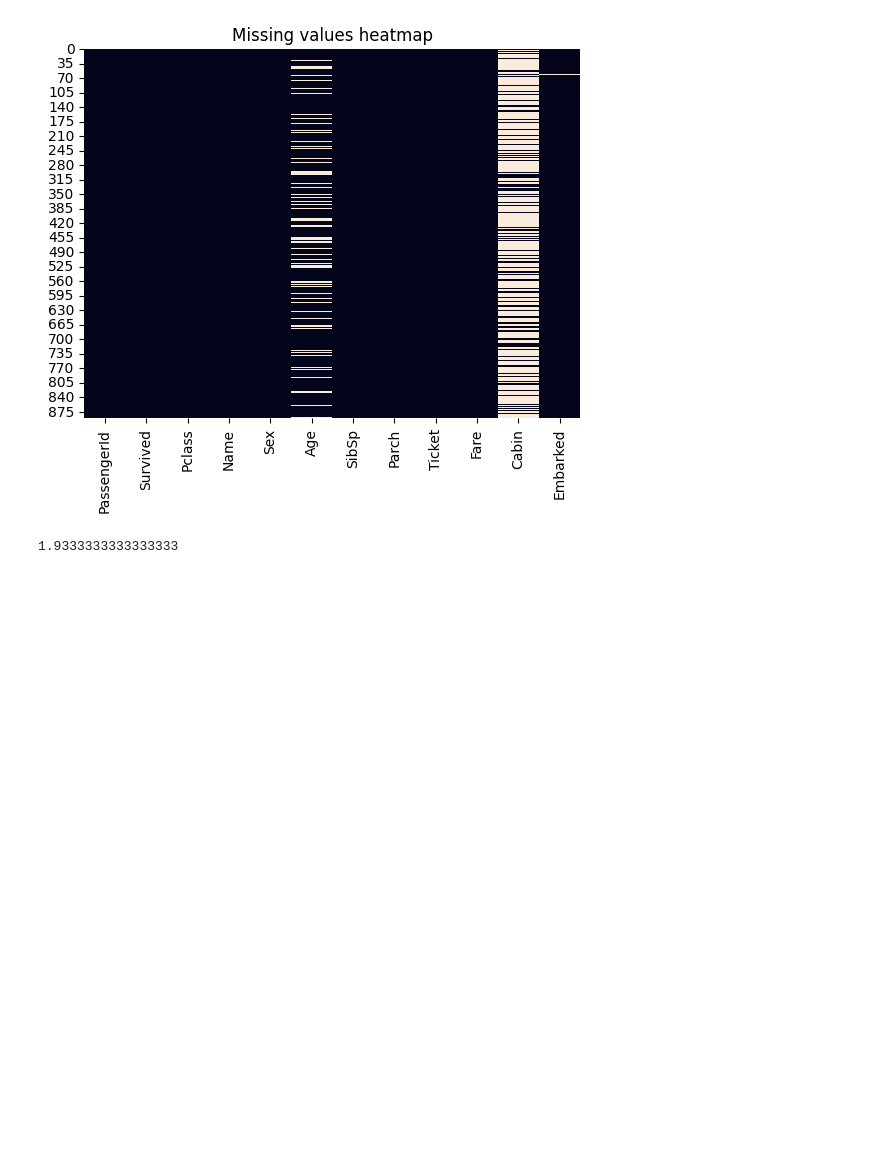
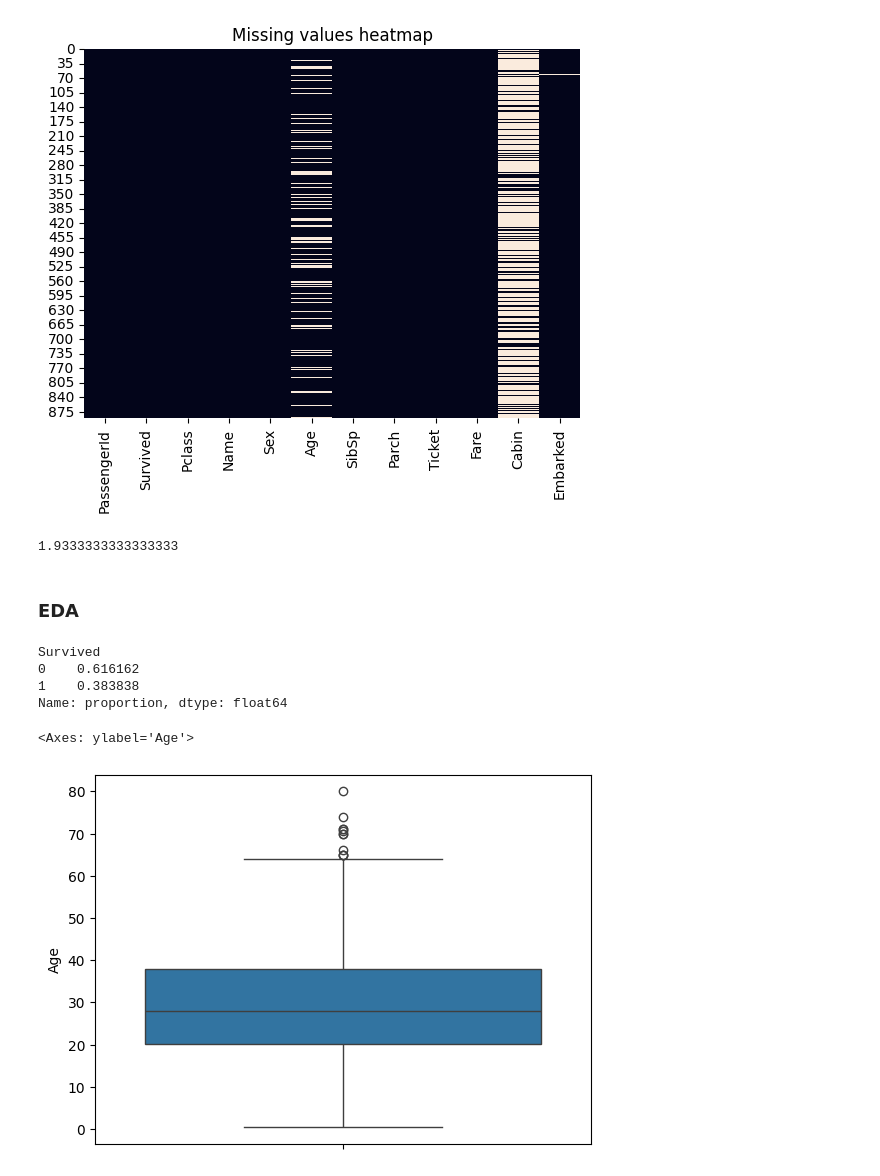
Before and after one commit to chai923/AIML, a Jupyter notebook: 240331-AIML-Lecture_ML_titanicproblem.ipynb, the cells around one changed output. Cells and saved outputs as stored; diff of their text form; code cells hidden in the pictures; blank space fills up the shorter version.

```diff
--- a/240331-AIML-Lecture_ML_titanicproblem.ipynb
+++ b/240331-AIML-Lecture_ML_titanicproblem.ipynb
@@ -115,3 +116,17 @@ Text(0.5, 1.0, 'Missing values heatmap')
 df.loc[df['Fare']==0,'Pclass'].mean()
 # %% [output]
 1.9333333333333333
+# %% [markdown]
+### EDA
+# %%
+df['Survived'].value_counts(normalize=True)
+# %% [output]
+Survived
+0    0.616162
+1    0.383838
+Name: proportion, dtype: float64
+# %%
+sns.boxplot(y=df['Age'])
+# %% [output]
+<Axes: ylabel='Age'>
+[figure, added]
```
Also changed, not shown: parts of 24 cells of this notebook, 5 other files.
